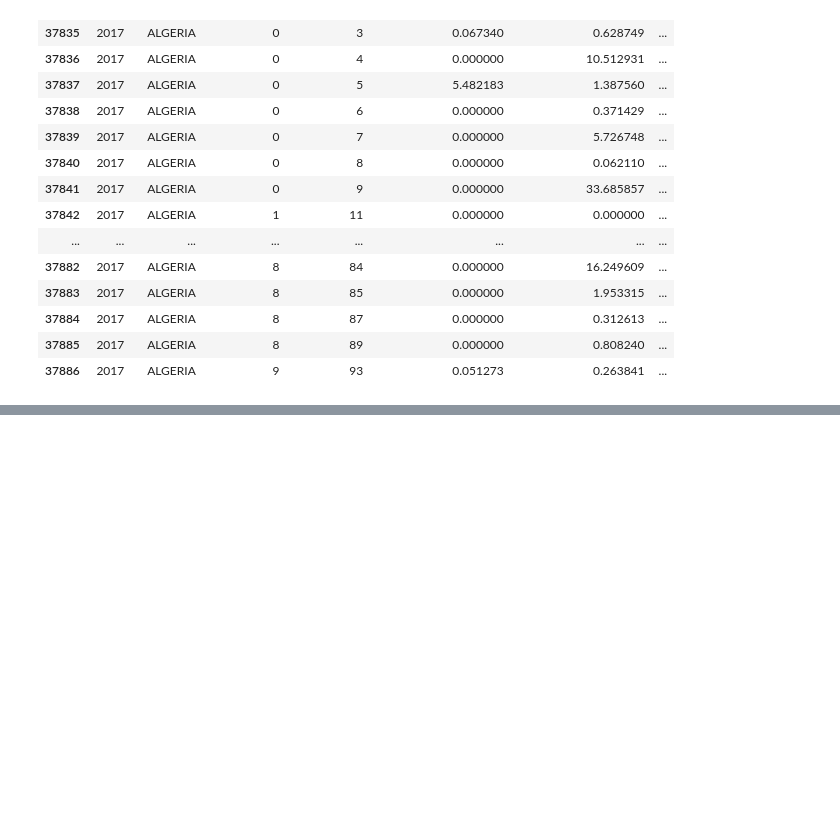
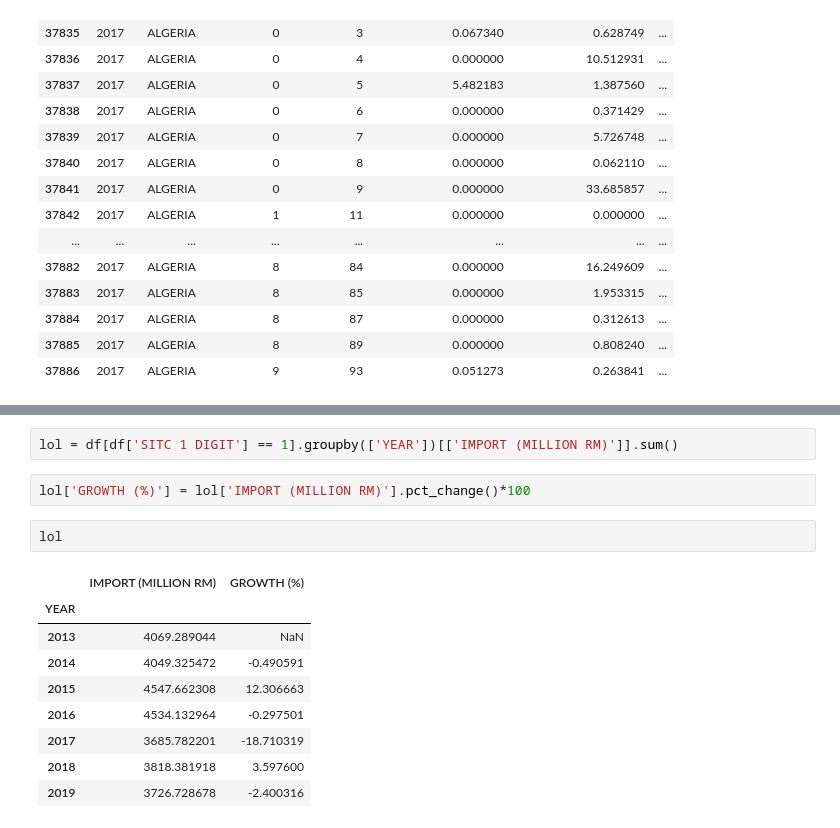
Before and after one commit to hazimutalib/dosm, a Jupyter notebook: Untitled.ipynb, the cells around one changed output, grey strips where cells are left out. Drawn from its saved outputs; the diff is of its cells as text; blank space fills up the shorter version.

```diff
--- a/Untitled.ipynb
+++ b/Untitled.ipynb
@@ -434,0 +461,16 @@ df[df['COUNTRY'] == 'ALGERIA']
+# %%
+lol = df[df['SITC 1 DIGIT'] == 1].groupby(['YEAR'])[['IMPORT (MILLION RM)']].sum()
+# %%
+lol['GROWTH (%)'] = lol['IMPORT (MILLION RM)'].pct_change()*100
+# %%
+lol
+# %% [output]
+|  | IMPORT (MILLION RM) | GROWTH (%) |
+| YEAR |  |  |
+| 2013 | 4069.289044 | NaN |
+| 2014 | 4049.325472 | -0.490591 |
+| 2015 | 4547.662308 | 12.306663 |
+| 2016 | 4534.132964 | -0.297501 |
+| 2017 | 3685.782201 | -18.710319 |
+| 2018 | 3818.381918 | 3.597600 |
+| 2019 | 3726.728678 | -2.400316 |
```
Also changed, not shown: parts of 4 cells of this notebook, 1 other file.
